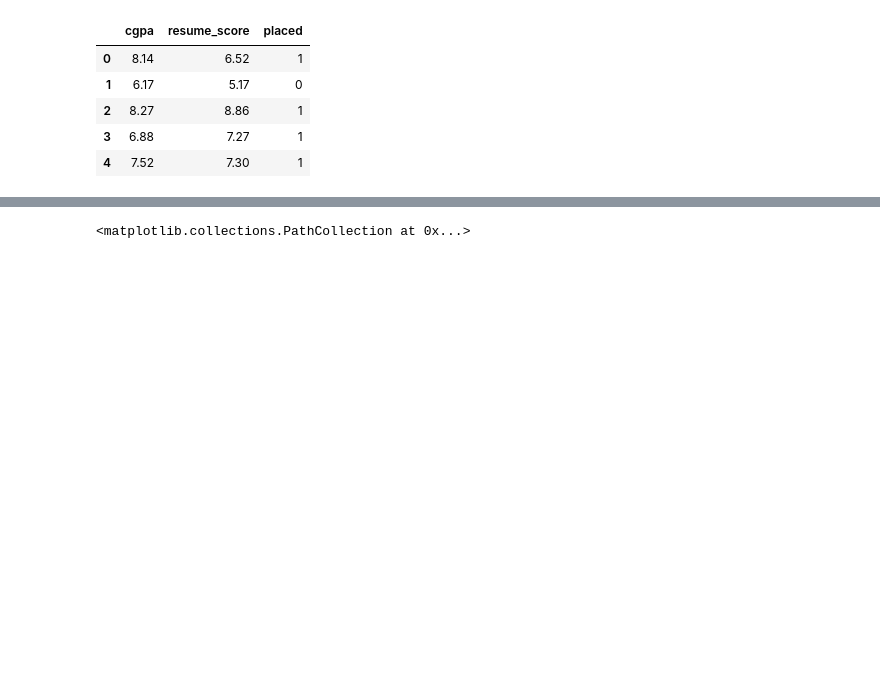
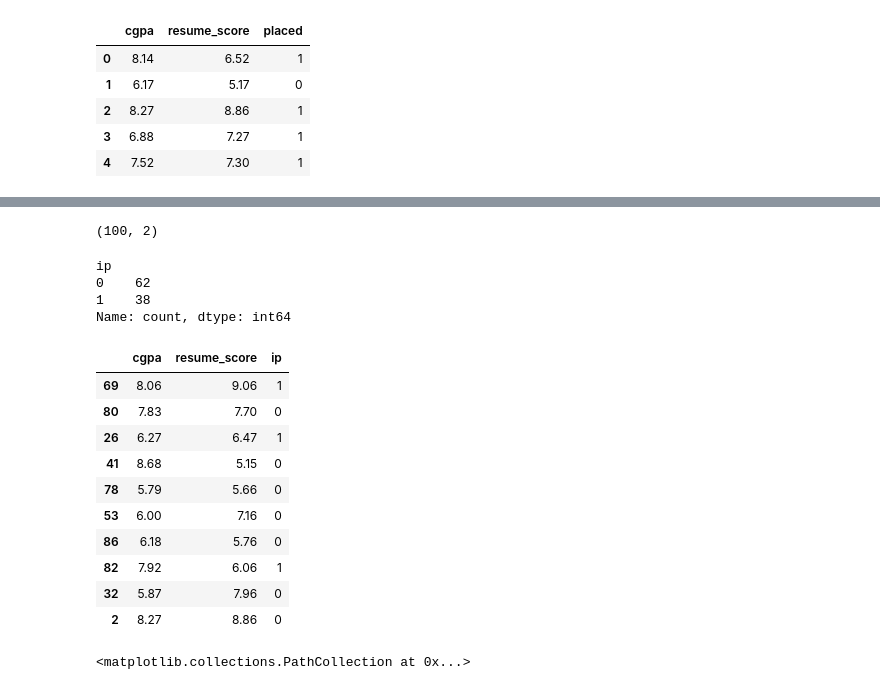
Before and after one commit to rudratailor1836/Deep-Learning, a Jupyter notebook: Optimizers/Optimizers-implementation-using-keras.ipynb, the cells around one changed output, grey strips where cells are left out. Drawn from its saved outputs; the diff is of its cells as text; code cells hidden in the pictures; blank space fills up the shorter version.

```diff
--- a/Optimizers/Optimizers-implementation-using-keras.ipynb
+++ b/Optimizers/Optimizers-implementation-using-keras.ipynb
@@ -25,3 +33,30 @@ y = df.iloc[:,-1]
+# %%
+X.shape
+# %% [output]
+(100, 2)
+# %%
+X['ip'] = np.random.choice([0,1], size=X.shape[0],p=[0.6,0.4])
+# %%
+X['ip'].value_counts()
+# %% [output]
+ip
+0    62
+1    38
+Name: count, dtype: int64
+# %%
+X.sample(10)
+# %% [output]
+|  | cgpa | resume_score | ip |
+| 69 | 8.06 | 9.06 | 1 |
+| 80 | 7.83 | 7.70 | 0 |
+| 26 | 6.27 | 6.47 | 1 |
+| 41 | 8.68 | 5.15 | 0 |
+| 78 | 5.79 | 5.66 | 0 |
+| 53 | 6.00 | 7.16 | 0 |
+| 86 | 6.18 | 5.76 | 0 |
+| 82 | 7.92 | 6.06 | 1 |
+| 32 | 5.87 | 7.96 | 0 |
+| 2 | 8.27 | 8.86 | 0 |
 # %%
 plt.scatter(x=X.iloc[:,0],y=X.iloc[:,1],c=y)
 # %% [output]
```
Also changed, not shown: parts of 1 cell of this notebook.
